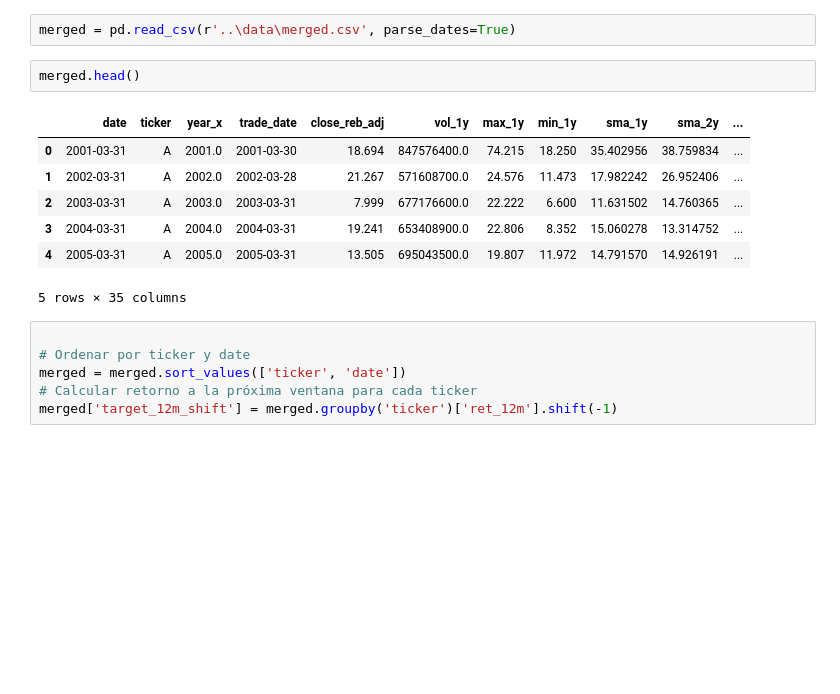
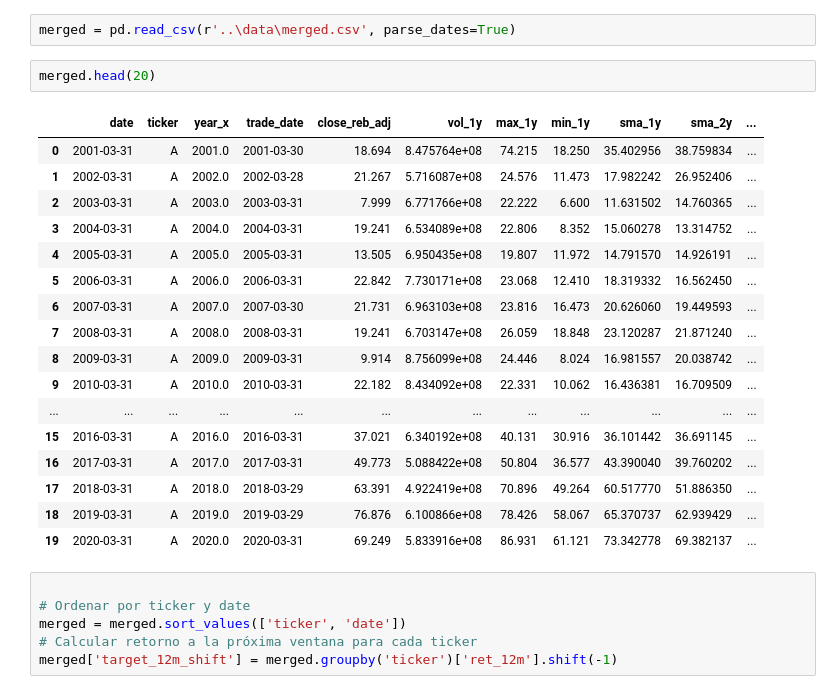
Before and after one commit to igmun/tfg-code, a Jupyter notebook: notebooks/3. return_variable.ipynb, the cells around one changed output. Saved outputs shown, nothing was run; the diff lists cells and outputs as text; blank space fills up the shorter version.

```diff
--- a/notebooks/3. return_variable.ipynb
+++ b/notebooks/3. return_variable.ipynb
@@ -22,15 +22,25 @@ ndl.ApiConfig.api_key = api_key
 # %%
 merged = pd.read_csv(r'..\data\merged.csv', parse_dates=True)
 # %%
-merged.head()
+merged.head(20)
 # %% [output]
 |  | date | ticker | year_x | trade_date | close_reb_adj | vol_1y | max_1y | min_1y | sma_1y | sma_2y | ... |
-| 0 | 2001-03-31 | A | 2001.0 | 2001-03-30 | 18.694 | 847576400.0 | 74.215 | 18.250 | 35.402956 | 38.759834 | ... |
-| 1 | 2002-03-31 | A | 2002.0 | 2002-03-28 | 21.267 | 571608700.0 | 24.576 | 11.473 | 17.982242 | 26.952406 | ... |
-| 2 | 2003-03-31 | A | 2003.0 | 2003-03-31 | 7.999 | 677176600.0 | 22.222 | 6.600 | 11.631502 | 14.760365 | ... |
-| 3 | 2004-03-31 | A | 2004.0 | 2004-03-31 | 19.241 | 653408900.0 | 22.806 | 8.352 | 15.060278 | 13.314752 | ... |
-| 4 | 2005-03-31 | A | 2005.0 | 2005-03-31 | 13.505 | 695043500.0 | 19.807 | 11.972 | 14.791570 | 14.926191 | ... |
+| 0 | 2001-03-31 | A | 2001.0 | 2001-03-30 | 18.694 | 8.475764e+08 | 74.215 | 18.250 | 35.402956 | 38.759834 | ... |
+| 1 | 2002-03-31 | A | 2002.0 | 2002-03-28 | 21.267 | 5.716087e+08 | 24.576 | 11.473 | 17.982242 | 26.952406 | ... |
+| 2 | 2003-03-31 | A | 2003.0 | 2003-03-31 | 7.999 | 6.771766e+08 | 22.222 | 6.600 | 11.631502 | 14.760365 | ... |
+| 3 | 2004-03-31 | A | 2004.0 | 2004-03-31 | 19.241 | 6.534089e+08 | 22.806 | 8.352 | 15.060278 | 13.314752 | ... |
+| 4 | 2005-03-31 | A | 2005.0 | 2005-03-31 | 13.505 | 6.950435e+08 | 19.807 | 11.972 | 14.791570 | 14.926191 | ... |
+| 5 | 2006-03-31 | A | 2006.0 | 2006-03-31 | 22.842 | 7.730171e+08 | 23.068 | 12.410 | 18.319332 | 16.562450 | ... |
+| 6 | 2007-03-31 | A | 2007.0 | 2007-03-30 | 21.731 | 6.963103e+08 | 23.816 | 16.473 | 20.626060 | 19.449593 | ... |
+| 7 | 2008-03-31 | A | 2008.0 | 2008-03-31 | 19.241 | 6.703147e+08 | 26.059 | 18.848 | 23.120287 | 21.871240 | ... |
+| 8 | 2009-03-31 | A | 2009.0 | 2009-03-31 | 9.914 | 8.756099e+08 | 24.446 | 8.024 | 16.981557 | 20.038742 | ... |
+| 9 | 2010-03-31 | A | 2010.0 | 2010-03-31 | 22.182 | 8.434092e+08 | 22.331 | 10.062 | 16.436381 | 16.709509 | ... |
+| ... | ... | ... | ... | ... | ... | ... | ... | ... | ... | ... | ... |
+| 15 | 2016-03-31 | A | 2016.0 | 2016-03-31 | 37.021 | 6.340192e+08 | 40.131 | 30.916 | 36.101442 | 36.691145 | ... |
+| 16 | 2017-03-31 | A | 2017.0 | 2017-03-31 | 49.773 | 5.088422e+08 | 50.804 | 36.577 | 43.390040 | 39.760202 | ... |
+| 17 | 2018-03-31 | A | 2018.0 | 2018-03-29 | 63.391 | 4.922419e+08 | 70.896 | 49.264 | 60.517770 | 51.886350 | ... |
+| 18 | 2019-03-31 | A | 2019.0 | 2019-03-29 | 76.876 | 6.100866e+08 | 78.426 | 58.067 | 65.370737 | 62.939429 | ... |
+| 19 | 2020-03-31 | A | 2020.0 | 2020-03-31 | 69.249 | 5.833916e+08 | 86.931 | 61.121 | 73.342778 | 69.382137 | ... |
-5 rows × 35 columns
 # %%
 
 # Ordenar por ticker y date
```
Also changed, not shown: parts of 1 cell of this notebook, 4 other files.
